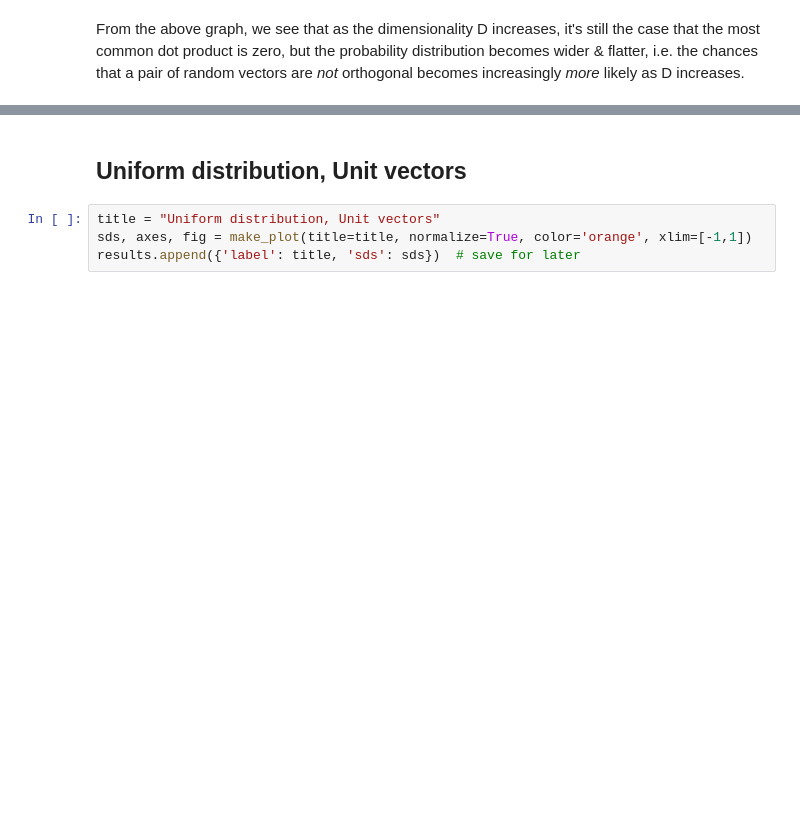
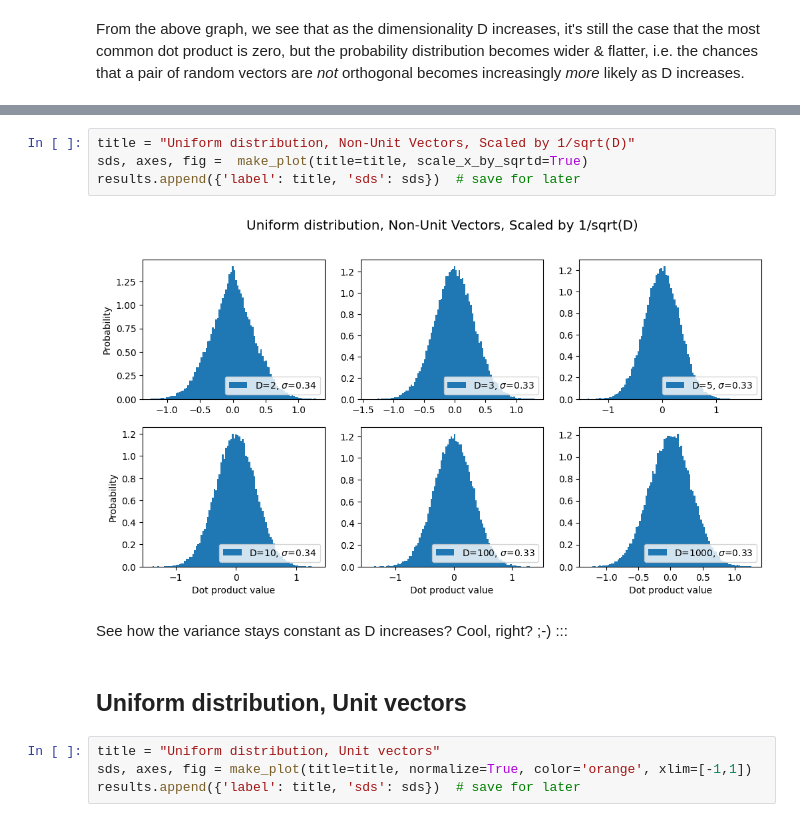
Before and after one commit to drscotthawley/blog, a Jupyter notebook: posts/2022-01-24-MultiDim-DotProducts.ipynb, the cells around one changed output, grey strips where cells are left out. Saved outputs shown, nothing was run; the diff lists cells and outputs as text; blank space fills up the shorter version.

```diff
--- a/posts/2022-01-24-MultiDim-DotProducts.ipynb
+++ b/posts/2022-01-24-MultiDim-DotProducts.ipynb
@@ -107,3 +118,12 @@ From the above graph, we see that as the dimensionality D increases, it's still
+# %%
+title = "Uniform distribution, Non-Unit Vectors, Scaled by 1/sqrt(D)"
+sds, axes, fig =  make_plot(title=title, scale_x_by_sqrtd=True)
+results.append({'label': title, 'sds': sds})  # save for later
+# %% [output]
+[figure, added]
+# %% [markdown]
+See how the variance stays constant as D increases? Cool, right?  ;-)
+:::
 # %% [markdown]
 ## Uniform distribution, Unit vectors
 # %%
```
Also changed, not shown: parts of 6 cells of this notebook, 4 other files.
